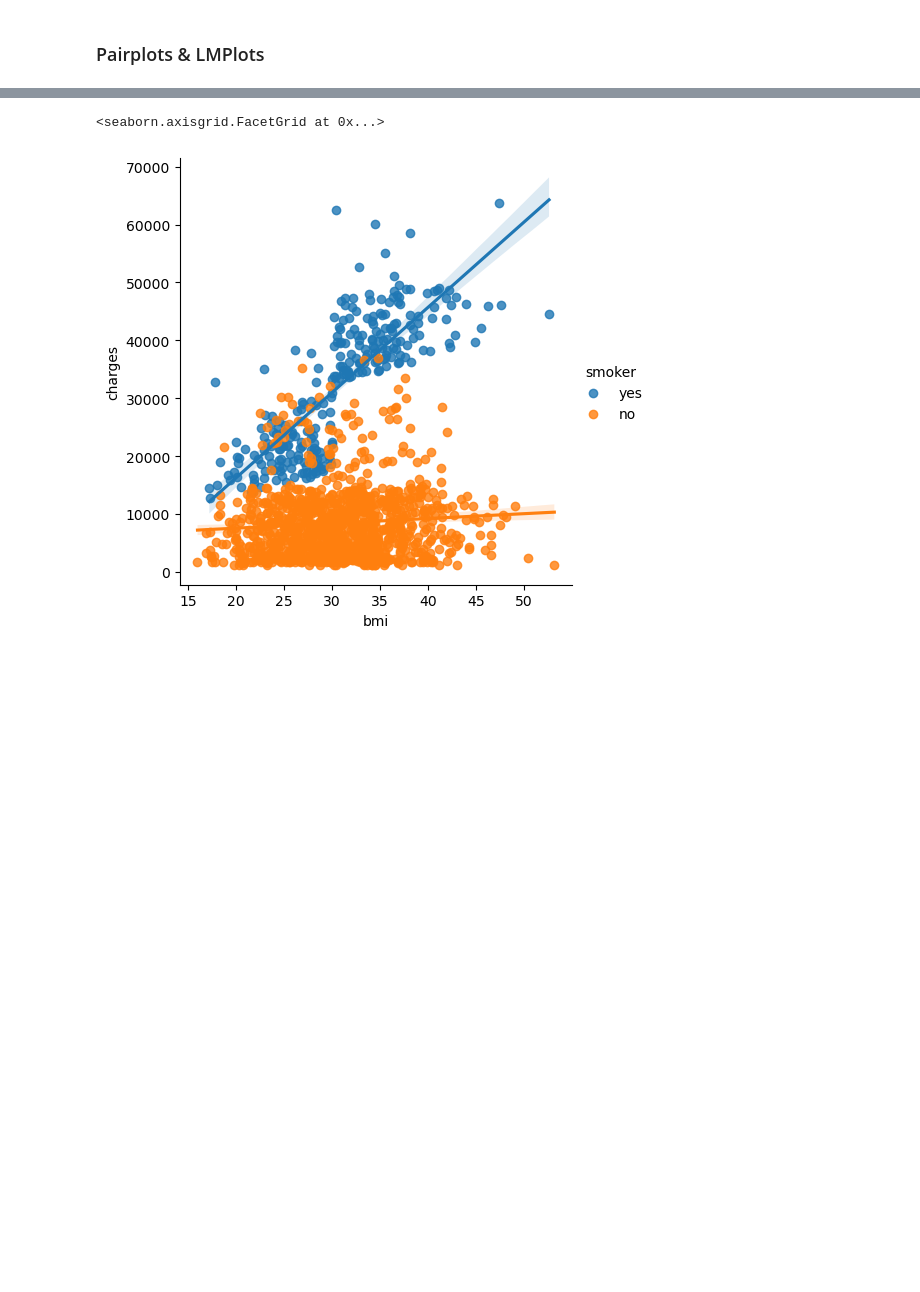
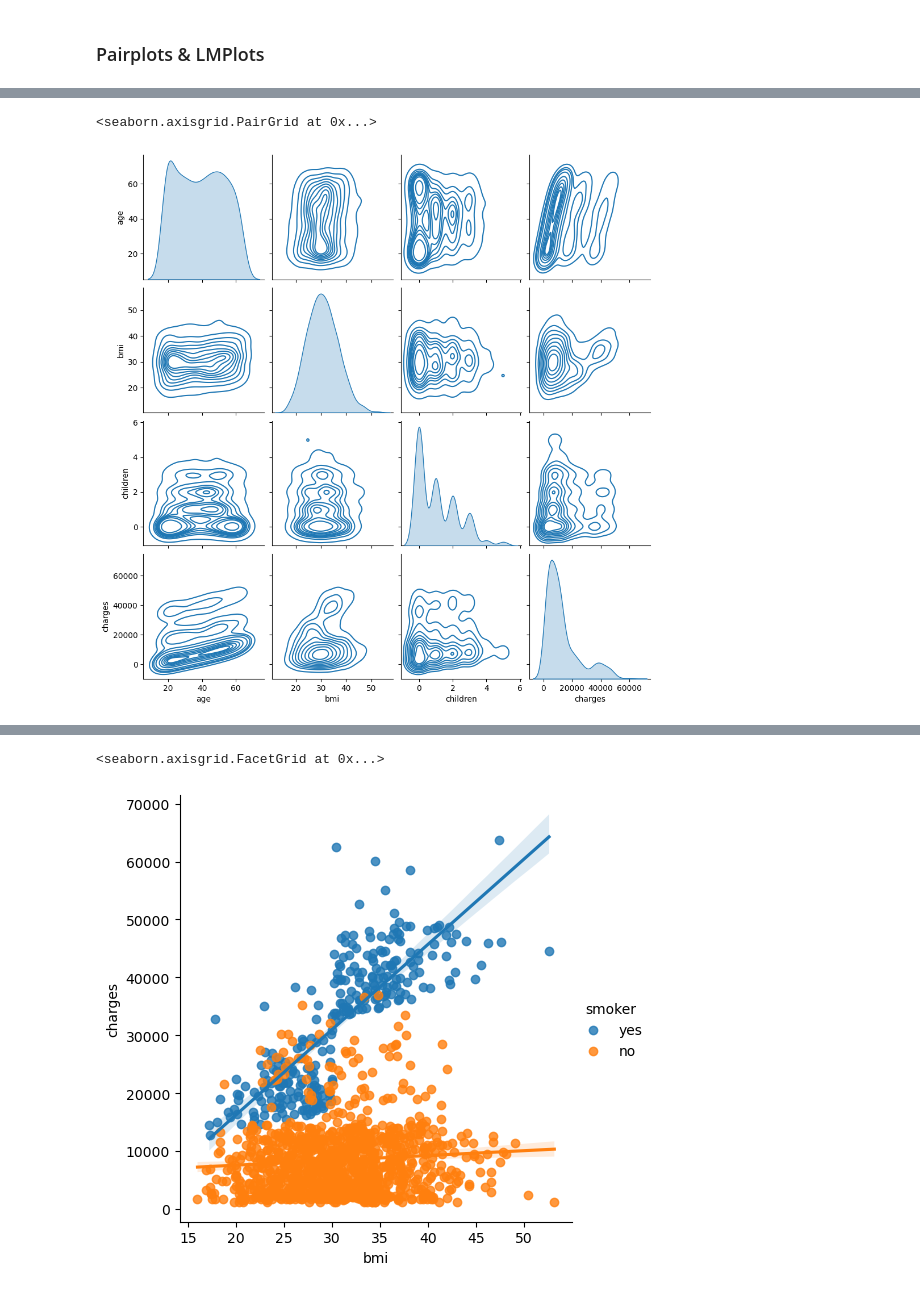
Before and after one commit to Proftg/Maven-regression, a Jupyter notebook: DataScienceinPythonRegression-230823-154628/Course Materials/Demo Notebooks/01_EDA_Demos.ipynb, the cells around one changed output, grey strips where cells are left out. Cells and saved outputs as stored; diff of their text form; code cells hidden in the pictures; blank space fills up the shorter version.

```diff
--- a/DataScienceinPythonRegression-230823-154628/Course Materials/Demo Notebooks/01_EDA_Demos.ipynb
+++ b/DataScienceinPythonRegression-230823-154628/Course Materials/Demo Notebooks/01_EDA_Demos.ipynb
@@ -254,3 +275,8 @@ insurance.groupby("smoker")["bmi"].mean().plot.bar()
+# %%
+sns.pairplot(insurance, kind="kde")
+# %% [output]
+<seaborn.axisgrid.PairGrid at 0x...>
+[figure, added]
 # %%
 sns.pairplot(insurance, corner=True, kind="kde")
 # %% [output]
```
Also changed, not shown: parts of 4 cells of this notebook.
